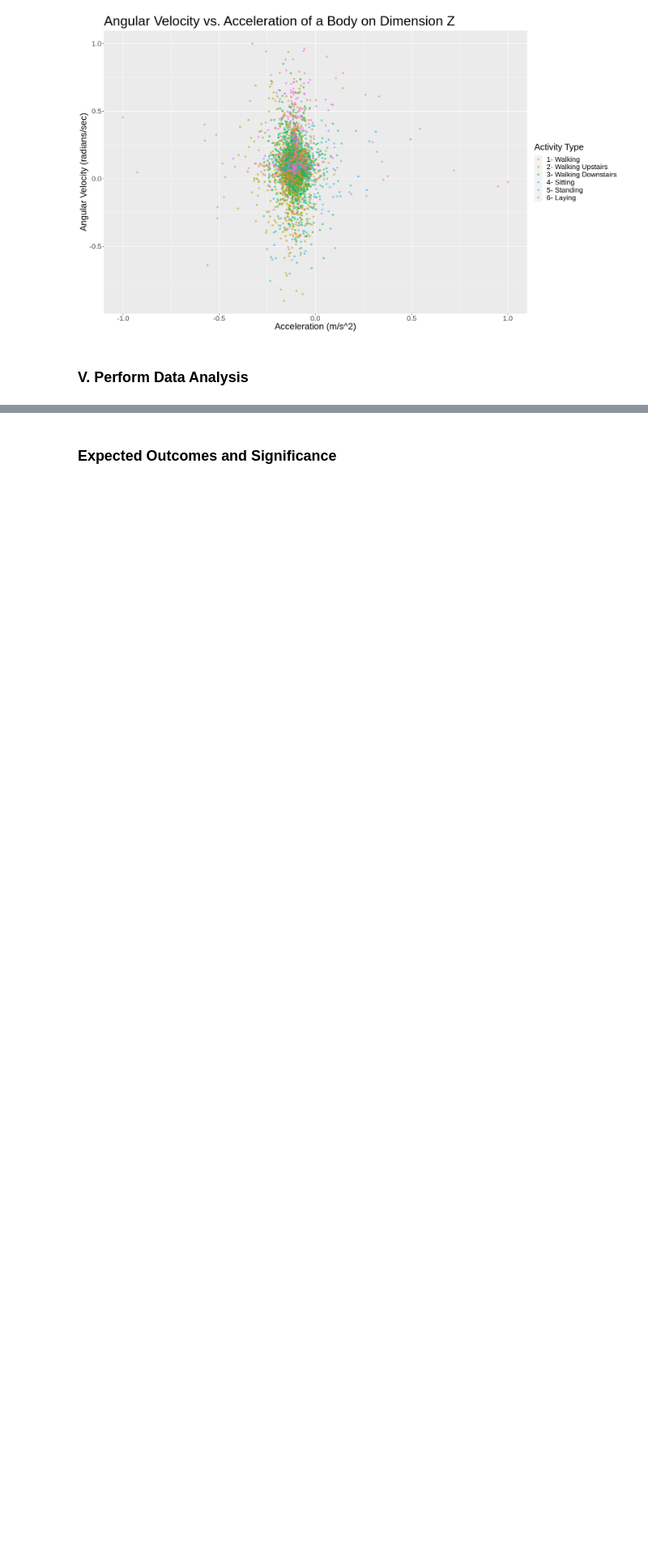
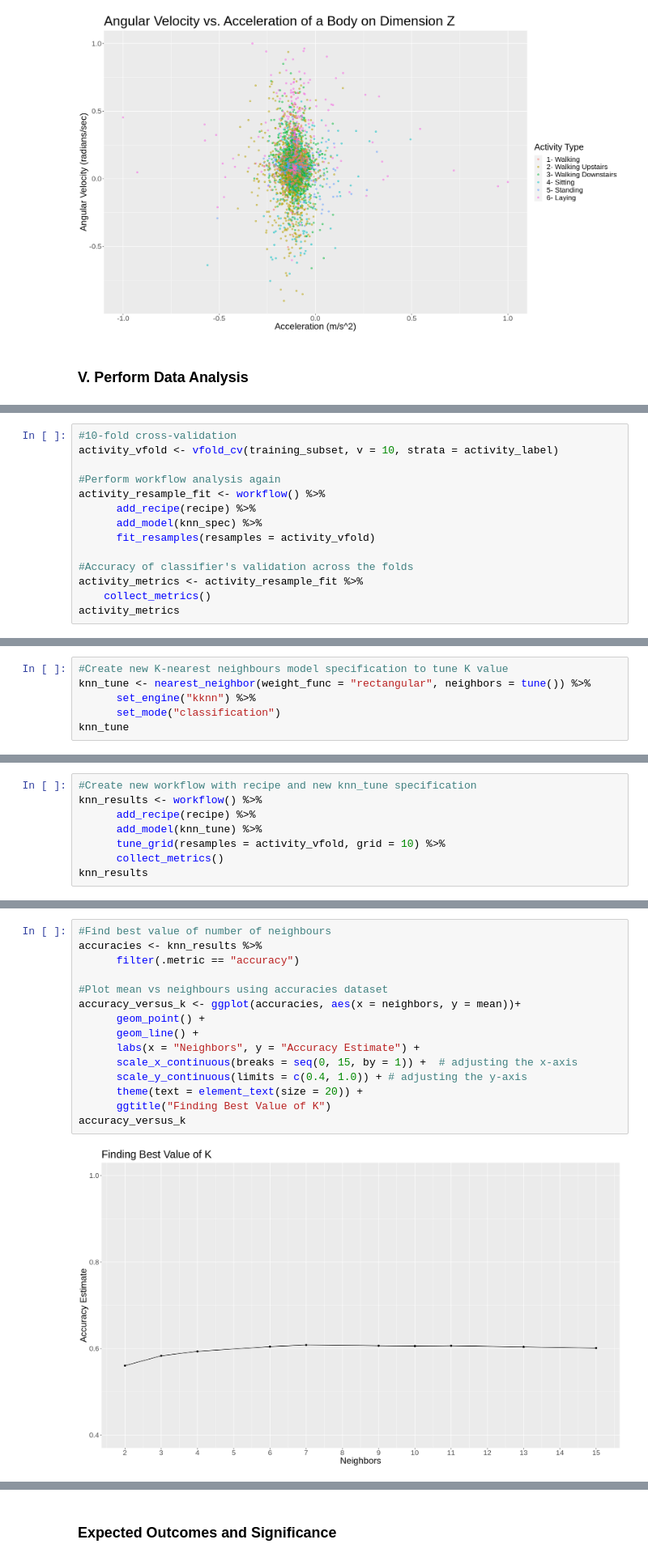
Before and after one commit to eleahj/dsci_project, a Jupyter notebook: human_activities.ipynb, the cells around one changed output, grey strips where cells are left out. Shown at 81% size. Saved outputs shown, nothing was run; the diff lists cells and outputs as text; blank space fills up the shorter version.

```diff
--- a/human_activities.ipynb
+++ b/human_activities.ipynb
@@ -347,0 +372,14 @@ Best k: 3
+# %%
+#10-fold cross-validation
+activity_vfold <- vfold_cv(training_subset, v = 10, strata = activity_label)
+
+#Perform workflow analysis again
+activity_resample_fit <- workflow() %>%
+      add_recipe(recipe) %>%
+      add_model(knn_spec) %>%
+      fit_resamples(resamples = activity_vfold)
+
+#Accuracy of classifier's validation across the folds
+activity_metrics <- activity_resample_fit %>%
+    collect_metrics()
+activity_metrics
@@ -347,0 +392,6 @@ Best k: 3
+# %%
+#Create new K-nearest neighbours model specification to tune K value
+knn_tune <- nearest_neighbor(weight_func = "rectangular", neighbors = tune()) %>%
+      set_engine("kknn") %>%
+      set_mode("classification")
+knn_tune
@@ -347,0 +406,8 @@ Best k: 3
+# %%
+#Create new workflow with recipe and new knn_tune specification
+knn_results <- workflow() %>%
+      add_recipe(recipe) %>%
+      add_model(knn_tune) %>%
+      tune_grid(resamples = activity_vfold, grid = 10) %>%
+      collect_metrics()
+knn_results
@@ -347,0 +434,17 @@ Best k: 3
+# %%
+#Find best value of number of neighbours
+accuracies <- knn_results %>%
+      filter(.metric == "accuracy")
+
+#Plot mean vs neighbours using accuracies dataset
+accuracy_versus_k <- ggplot(accuracies, aes(x = neighbors, y = mean))+
+      geom_point() +
+      geom_line() +
+      labs(x = "Neighbors", y = "Accuracy Estimate") +
+      scale_x_continuous(breaks = seq(0, 15, by = 1)) +  # adjusting the x-axis
+      scale_y_continuous(limits = c(0.4, 1.0)) + # adjusting the y-axis
+      theme(text = element_text(size = 20)) +
+      ggtitle("Finding Best Value of K")
+accuracy_versus_k
+# %% [output]
+[figure, added]
```
Also changed, not shown: parts of 7 cells of this notebook.
